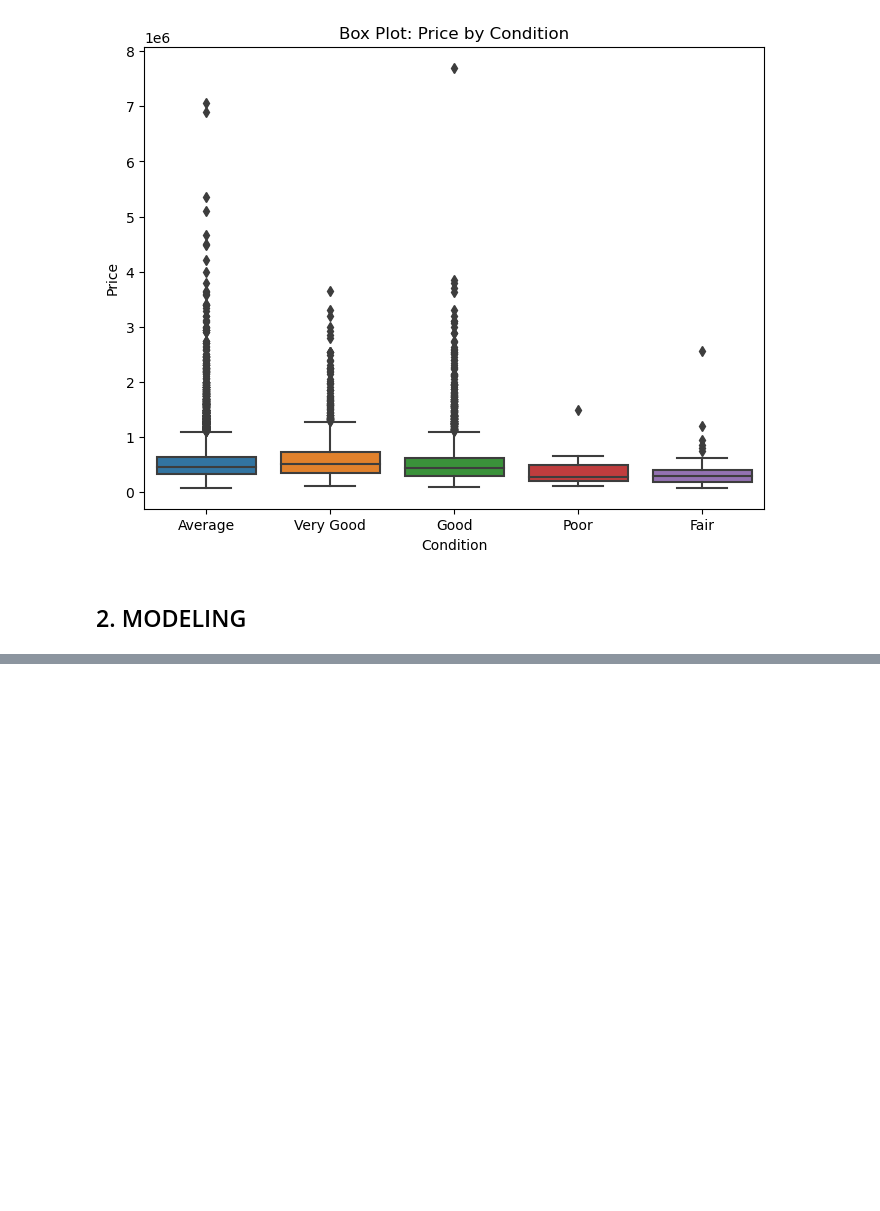
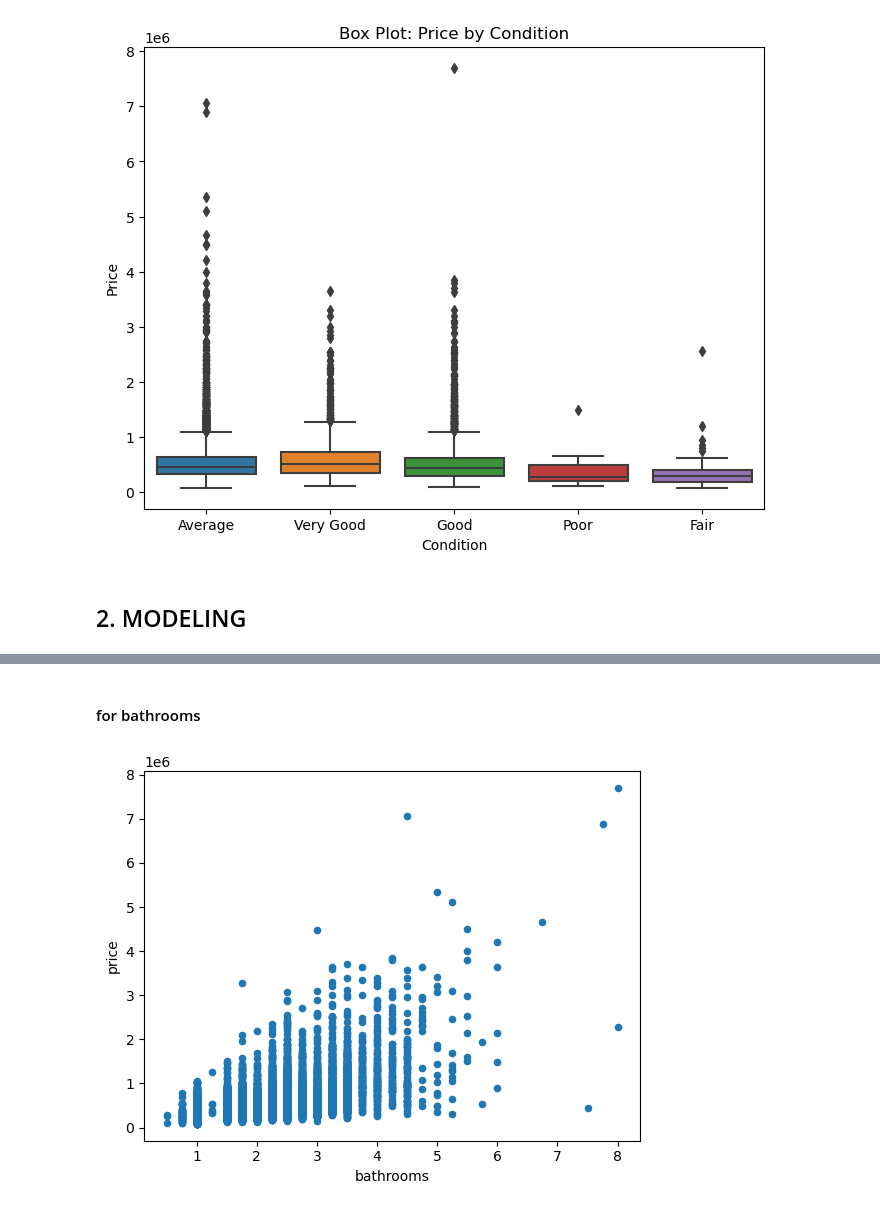
Before and after one commit to raphiqi/Real-Estate-Analysis-, a Jupyter notebook: Project 2.ipynb, the cells around one changed output, grey strips where cells are left out. Saved outputs shown, nothing was run; the diff lists cells and outputs as text; code cells hidden in the pictures; blank space fills up the shorter version.

```diff
--- a/Project 2.ipynb
+++ b/Project 2.ipynb
@@ -574,0 +563,6 @@ Notes:
+# %% [markdown]
+#### for bathrooms
+# %%
+data.plot.scatter(x='bathrooms', y='price');
+# %% [output]
+[figure, added]
```
Also changed, not shown: parts of 51 cells of this notebook.
